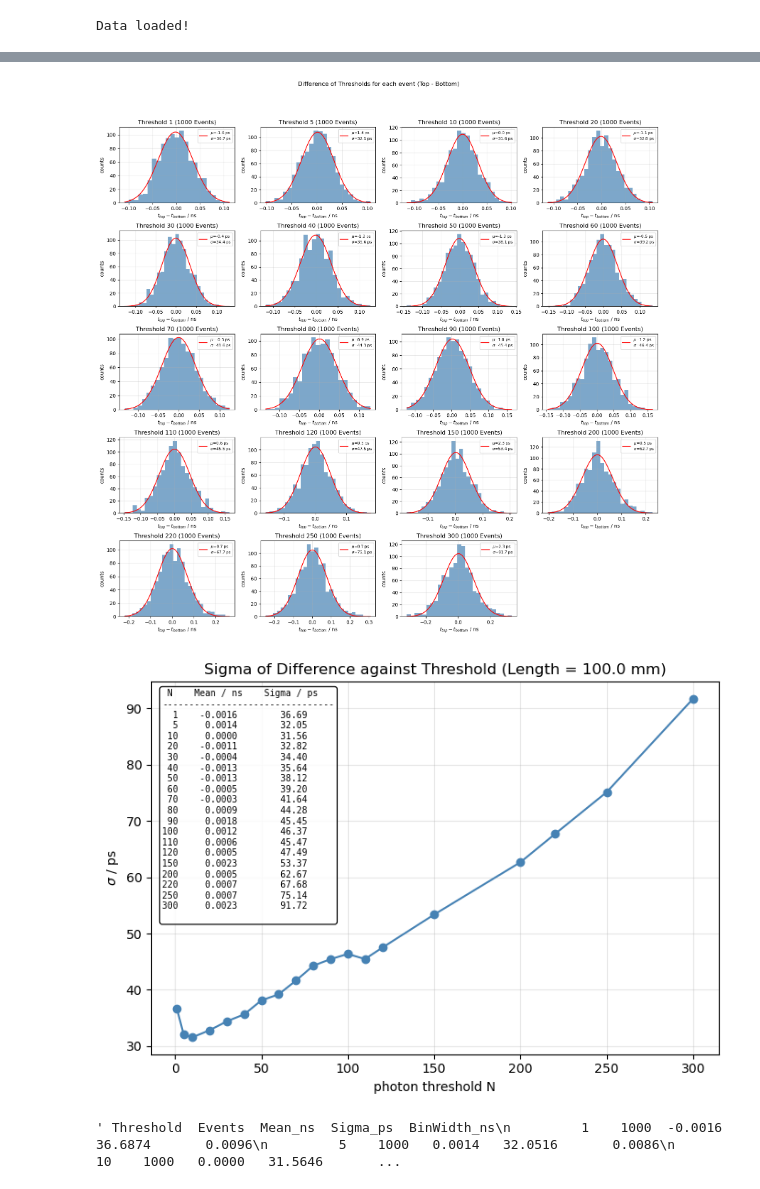
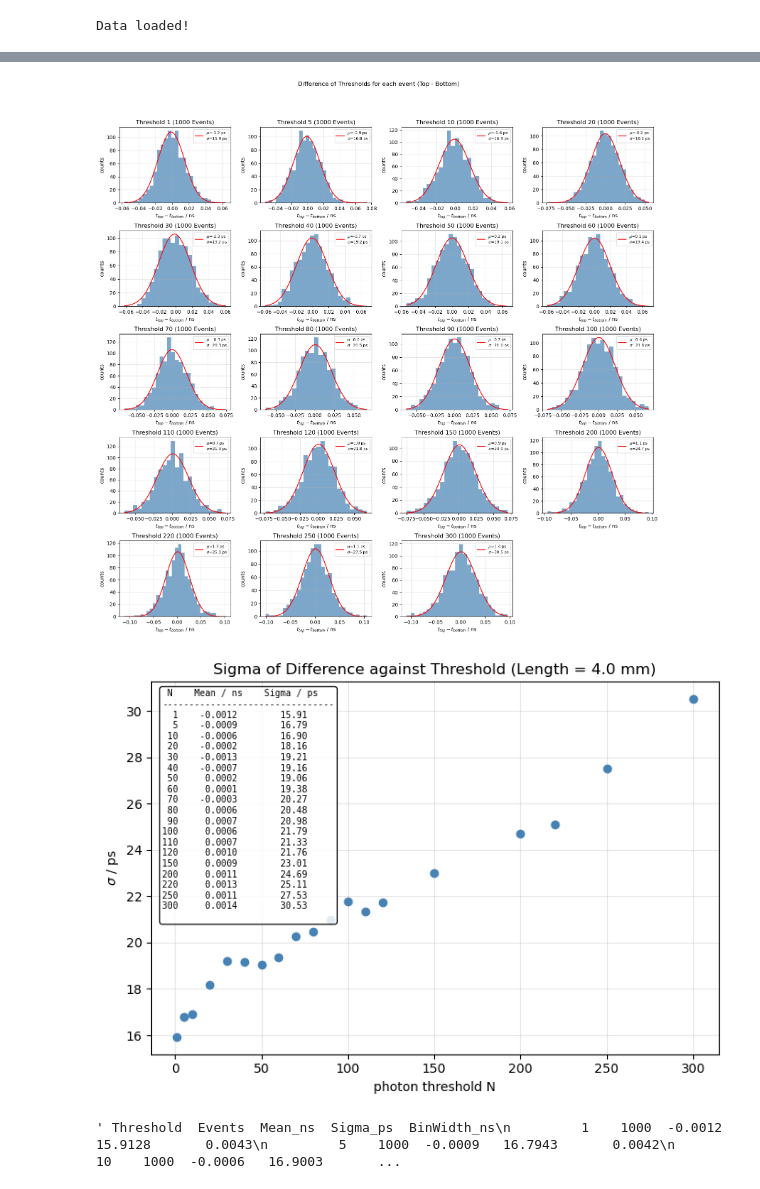
Before and after one commit to RobDerk/insight-tagger-scintillator-simulation-geant4-analysis, a Jupyter notebook: threshold/threshold2.ipynb, the cells around one changed output, grey strips where cells are left out. Drawn from its saved outputs; the diff is of its cells as text; code cells hidden in the pictures.

```diff
--- a/threshold/threshold2.ipynb
+++ b/threshold/threshold2.ipynb
@@ -29,7 +29,7 @@ def save_plot(filename=None):
         bbox_inches="tight"
     )
 # %%
-CSV_PATH = "../data_1000e.csv"
+CSV_PATH = "../4mm.csv"
 
 COLUMN_NAMES = [
     "RunID",
@@ -213,7 +213,7 @@ def fit_gauss(times, bins="auto"):
 
     return popt[0], abs(popt[1])
 
-def compute_threshold_times(df, thresholds):
+def compute_threshold_times(df, column_name):
     # Zeit, zu der das N-te Photon pro Event eintrifft
     rows = []
 
@@ -325,35 +325,35 @@ for ax, threshold in zip(axes, cumulative_photon_thresholds):
     diff = threshold_times["Difference"][threshold].dropna().to_numpy(dtype=float)
 
     edges = np.histogram_bin_edges(diff, bins="auto")
     bin_width = edges[1] - edges[0]
     ax.hist(diff, bins=edges, color="steelblue", alpha=0.7)
 
     if len(diff) > 1:
         fit_mean, fit_sigma = fit_gauss(diff)
         if np.isfinite(fit_mean):
             x = np.linspace(diff.min(), diff.max(), 500)
             ax.plot(x, len(diff) * bin_width * gauss(x, fit_mean, fit_sigma), color="red",
                     label=f"$\\mu$={fit_mean * 1000:.1f} ps\n$\\sigma$={fit_sigma * 1000:.1f} ps")
             ax.legend(fontsize=8)
 
     ax.set_title(f"Threshold {threshold} ({len(diff)} Events)")
     ax.set_xlabel("$t_{top} - t_{bottom}$ / ns")
     ax.set_ylabel("counts")
 
 for ax in axes[len(cumulative_photon_thresholds):]:
     ax.set_visible(False)
 
 fig.suptitle("Difference of Thresholds for each event (Top - Bottom)")
 fig.tight_layout()
 fig.subplots_adjust(top=0.9)
 for ax in axes[:len(cumulative_photon_thresholds)]:
     ax.grid(alpha=0.3)
 
-save_plot("threshold_difference_histograms")
+save_plot(f"threshold_difference_histograms_{len(cumulative_photon_thresholds)}")
 
 plt.show()
 # %% [output]
-[figure, old version]
+[figure, new version]
 # %%
 difference_fits = []
 
@@ -376,7 +376,7 @@ valid_fits = difference_fits.dropna(subset=["Mean_ns", "Sigma_ps"])
 
 fig, ax_sigma = plt.subplots(figsize=(7, 5))
 
-ax_sigma.plot(valid_fits["Threshold"], valid_fits["Sigma_ps"], "o-", color="steelblue")
+ax_sigma.plot(valid_fits["Threshold"], valid_fits["Sigma_ps"], "o-", color="steelblue", linewidth=0.0)
 first_event_id = data["EventID"].min()
 scintillator_length = data.loc[
     data["EventID"] == first_event_id, "ScintillatorLenght"
@@ -417,5 +417,5 @@ plt.show()
 
 difference_fits.round(4).to_string(index=False)
 # %% [output]
-[figure, old version]
+[figure, new version]
-' Threshold  Events  Mean_ns  Sigma_ps  BinWidth_ns\n         1    1000  -0.0016   36.6874       0.0096\n         5    1000   0.0014   32.0516       0.0086\n        10    1000   0.0000   31.5646       ...
+' Threshold  Events  Mean_ns  Sigma_ps  BinWidth_ns\n         1    1000  -0.0012   15.9128       0.0043\n         5    1000  -0.0009   16.7943       0.0042\n        10    1000  -0.0006   16.9003       ...
```
Also changed, not shown: parts of 3 cells of this notebook, 8 other files.
